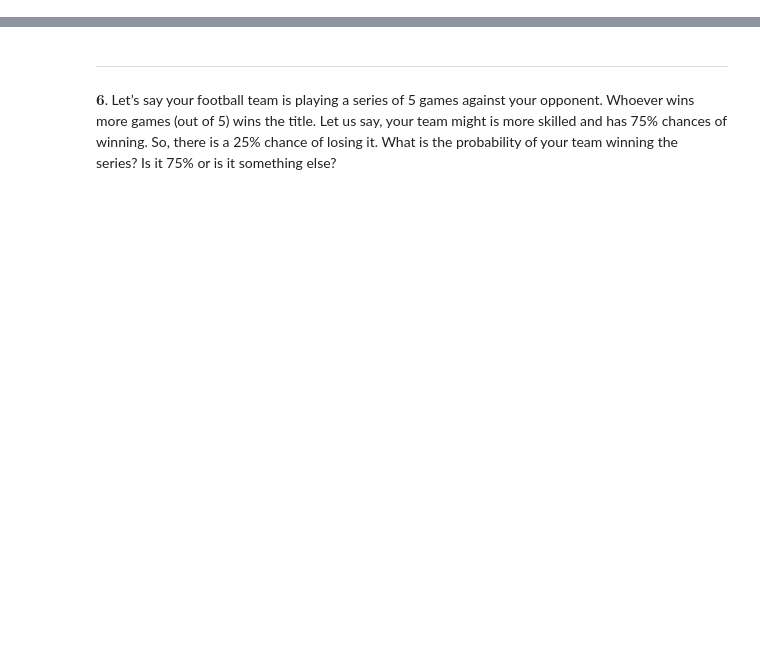
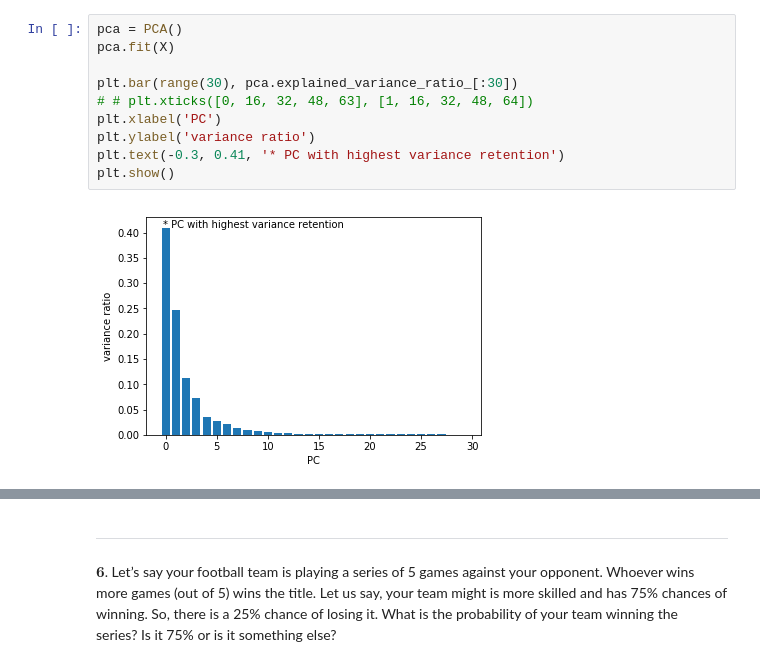
Before and after one commit to kmnuddin/EECE-8219-PR, a Jupyter notebook: HW-2/HW-2.ipynb, the cells around one changed output, grey strips where cells are left out. Cells and saved outputs as stored; diff of their text form; blank space fills up the shorter version.

```diff
--- a/HW-2/HW-2.ipynb
+++ b/HW-2/HW-2.ipynb
@@ -4,0 +97,12 @@ from scipy.special import comb
+# %%
+pca = PCA()
+pca.fit(X)
+
+plt.bar(range(30), pca.explained_variance_ratio_[:30])
+# # plt.xticks([0, 16, 32, 48, 63], [1, 16, 32, 48, 64])
+plt.xlabel('PC')
+plt.ylabel('variance ratio')
+plt.text(-0.3, 0.41, '* PC with highest variance retention')
+plt.show()
+# %% [output]
+[figure, added]
```
Also changed, not shown: parts of 37 cells of this notebook, 19 other files.
